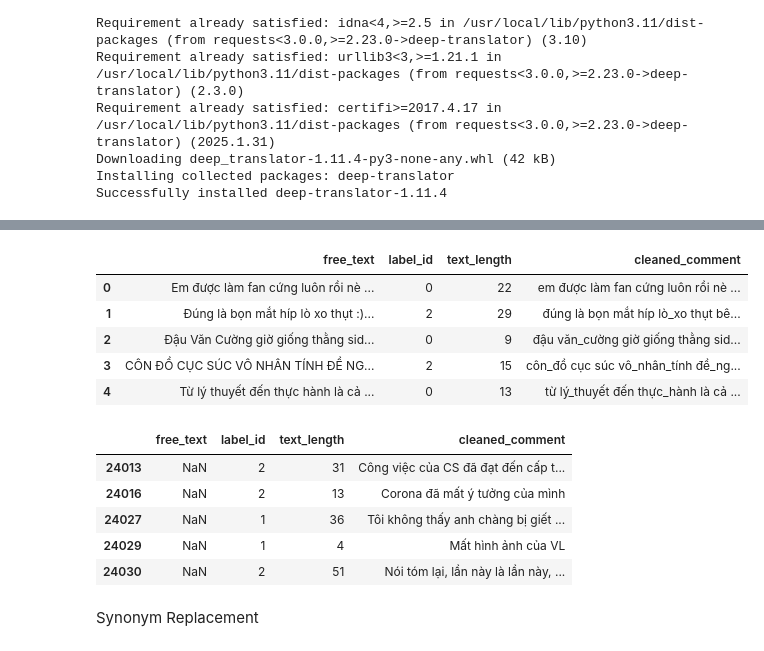
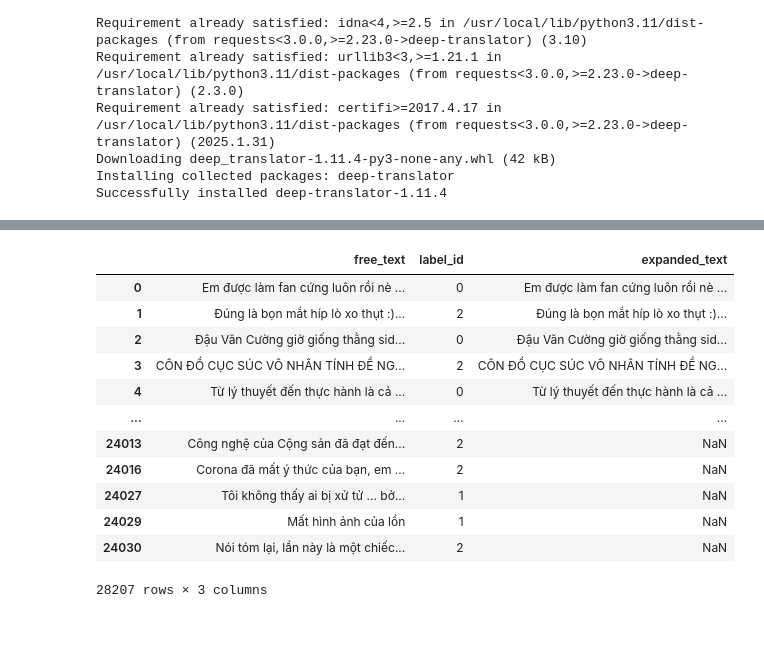
Before and after one commit to DuyMinhDo/Vietnamese-Hate-Speech-Detection, a Jupyter notebook: notebooks/EDA.ipynb, the cells around one changed output, grey strips where cells are left out. Cells and saved outputs as stored; diff of their text form; code cells hidden in the pictures.

```diff
--- a/notebooks/EDA.ipynb
+++ b/notebooks/EDA.ipynb
@@ -436,3 +287,23 @@ df_augmented = pd.concat([train_set, df_minority[['label_id', 'text_length', 'cl
+# %%
+def back_translate(text, src_lang="vi", target_lang="en"):
+    try:
+        translated = GoogleTranslator(source=src_lang, target=target_lang).translate(text)
+        back_translated = GoogleTranslator(source=target_lang, target=src_lang).translate(translated)
+
+        return back_translated
+    except Exception as e:
+        print(f"Translation Error: {e}")
+        return text
+# %%
+def parallel_back_translate(texts):
+    with ThreadPoolExecutor(max_workers=4) as executor:
+        results = list(executor.map(back_translate, texts))
+    return results
+# %%
+back_translate_df = train_set[train_set['label_id'].isin([1, 2])].copy()
+back_translate_df['back_translate'] = parallel_back_translate(back_translate_df['expanded_text'].values)
+# %%
+df_augmented = pd.concat([train_set, back_translate_df[['label_id', 'back_translate']].rename(columns={"back_translate": "free_text"})])
 # %%
 df_augmented['label_id'].value_counts()
 # %% [output]
@@ -444,21 +315,17 @@ df_augmented['label_id'].value_counts()
 dtype: int64
 # %%
-df_augmented.head()
+df_augmented
 # %% [output]
-|  | free_text | label_id | text_length | cleaned_comment |
-| 0 | Em được làm fan cứng luôn rồi nè ... | 0 | 22 | em được làm fan cứng luôn rồi nè ... |
-| 1 | Đúng là bọn mắt híp lò xo thụt :)... | 2 | 29 | đúng là bọn mắt híp lò_xo thụt bê... |
-| 2 | Đậu Văn Cường giờ giống thằng sid... | 0 | 9 | đậu văn_cường giờ giống thằng sid... |
-| 3 | CÔN ĐỒ CỤC SÚC VÔ NHÂN TÍNH ĐỀ NG... | 2 | 15 | côn_đồ cục súc vô_nhân_tính đề_ng... |
-| 4 | Từ lý thuyết đến thực hành là cả ... | 0 | 13 | từ lý_thuyết đến thực_hành là cả ... |
+|  | free_text | label_id | expanded_text |
+| 0 | Em được làm fan cứng luôn rồi nè ... | 0 | Em được làm fan cứng luôn rồi nè ... |
+| 1 | Đúng là bọn mắt híp lò xo thụt :)... | 2 | Đúng là bọn mắt híp lò xo thụt :)... |
+| 2 | Đậu Văn Cường giờ giống thằng sid... | 0 | Đậu Văn Cường giờ giống thằng sid... |
+| 3 | CÔN ĐỒ CỤC SÚC VÔ NHÂN TÍNH ĐỀ NG... | 2 | CÔN ĐỒ CỤC SÚC VÔ NHÂN TÍNH ĐỀ NG... |
+| 4 | Từ lý thuyết đến thực hành là cả ... | 0 | Từ lý thuyết đến thực hành là cả ... |
+| ... | ... | ... | ... |
+| 24013 | Công nghệ của Cộng sản đã đạt đến... | 2 | NaN |
+| 24016 | Corona đã mất ý thức của bạn, em ... | 2 | NaN |
+| 24027 | Tôi không thấy ai bị xử tử ... bở... | 1 | NaN |
+| 24029 | Mất hình ảnh của lồn | 1 | NaN |
+| 24030 | Nói tóm lại, lần này là một chiếc... | 2 | NaN |
+28207 rows × 3 columns
-# %%
-df_augmented.tail()
-# %% [output]
-|  | free_text | label_id | text_length | cleaned_comment |
-| 24013 | NaN | 2 | 31 | Công việc của CS đã đạt đến cấp t... |
-| 24016 | NaN | 2 | 13 | Corona đã mất ý tưởng của mình |
-| 24027 | NaN | 1 | 36 | Tôi không thấy anh chàng bị giết ... |
-| 24029 | NaN | 1 | 4 | Mất hình ảnh của VL |
-| 24030 | NaN | 2 | 51 | Nói tóm lại, lần này là lần này, ... |
-# %% [markdown]
-Synonym Replacement
```
Also changed, not shown: parts of 96 cells of this notebook, 3 other files.
